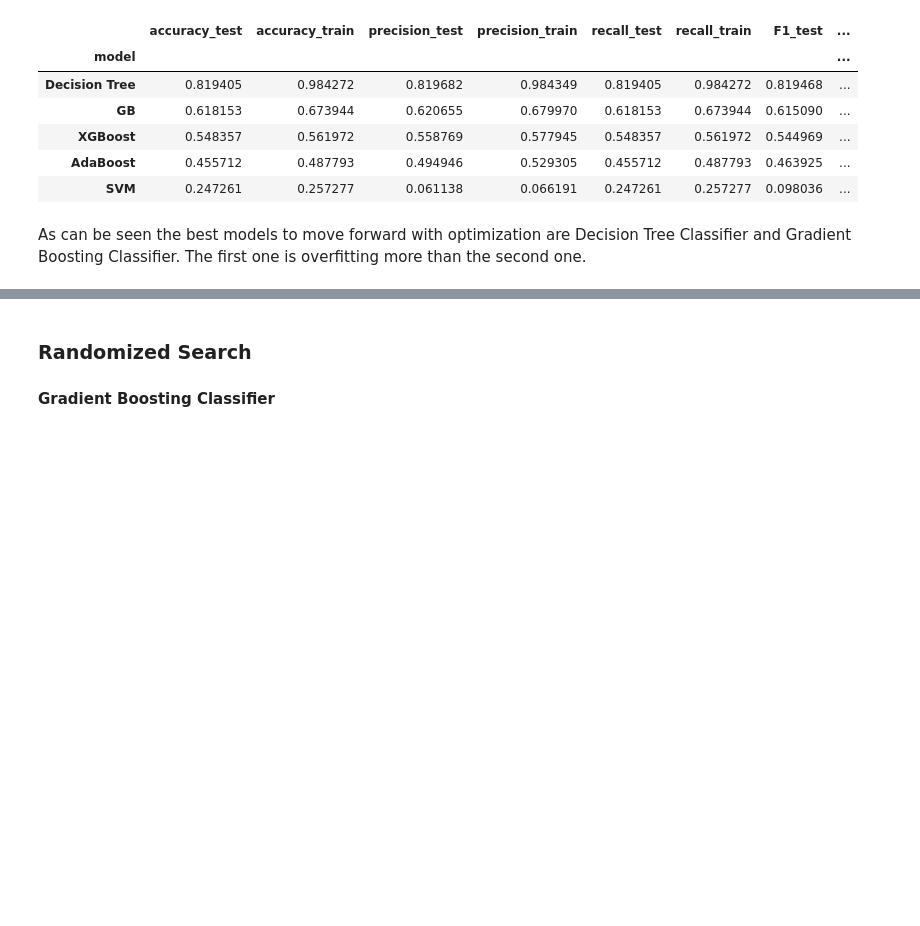
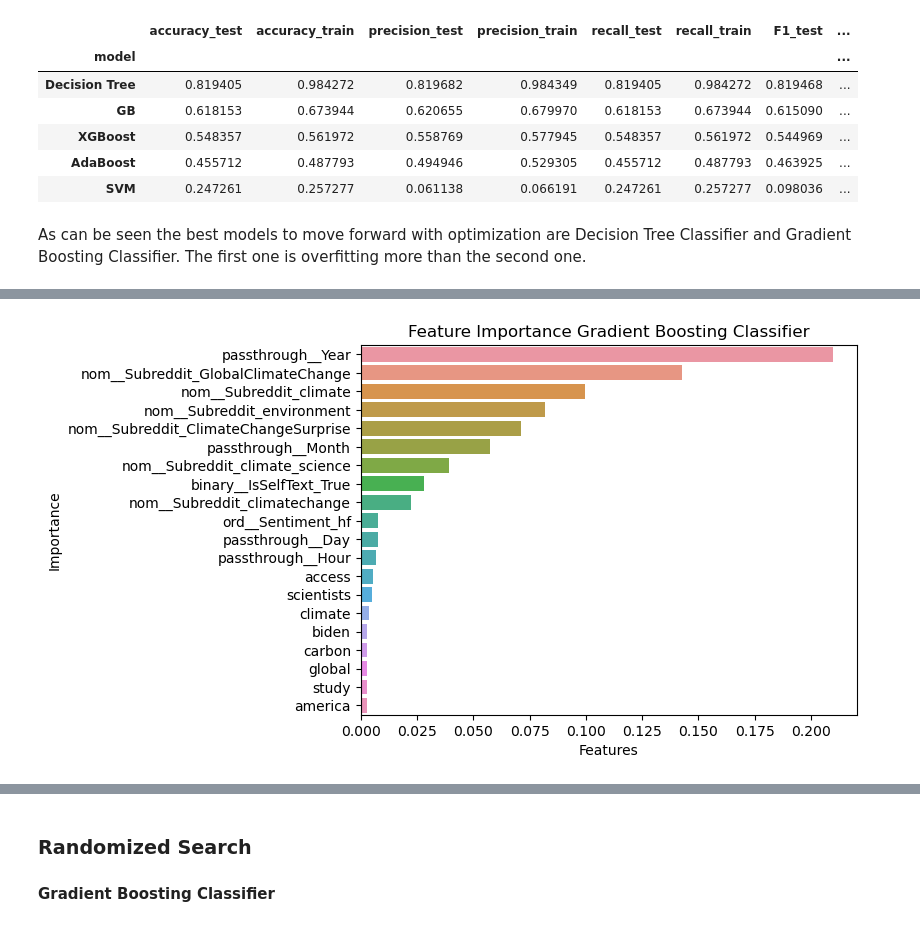
Before and after one commit to mlgomez0/advanced_python_project, a Jupyter notebook: notebooks/climate_change/climate_change_II.ipynb, the cells around one changed output, grey strips where cells are left out. Drawn from its saved outputs; the diff is of its cells as text; code cells hidden in the pictures; blank space fills up the shorter version.

Commit message:
feature-importance

```diff
--- a/notebooks/climate_change/climate_change_II.ipynb
+++ b/notebooks/climate_change/climate_change_II.ipynb
@@ -16,7 +16,7 @@
 - run_pandas_profiling: equal True means to create the Pandas Profiling which takes time, False means you will use the profile attached with this report
 # %%
 create_pandas_profiling = False
-run_models=True
+run_models=False
 # %% [markdown]
 ## Please do the following imports
 # %%
@@ -739,0 +744,14 @@ As can be seen the best models to move forward with optimization are Decision Tr
+# %%
+feature_importance = gb_clf.feature_importances_
+# Feature names
+feature_names = X_final_train.columns
+
+# Create a DF
+feature_importance_gb = pd.DataFrame({
+    'Feature': feature_names,
+    'Importance': feature_importance
+})
+
+# Sort in descending order
+feature_importance_gb.sort_values(by='Importance', ascending=False, inplace=True)
+feature_importance_gb.head(10)
@@ -739,0 +770,11 @@ As can be seen the best models to move forward with optimization are Decision Tr
+# %%
+# top 20 features
+top_feature_importance_ = feature_importance_gb[0:20]
+sns.barplot(y=top_feature_importance_gb['Feature'], x=top_feature_importance_gb['Importance'], orient='horizontal')
+plt.xlabel('Features')
+plt.ylabel('Importance')
+plt.title('Feature Importance Gradient Boosting Classifier')
+sns.color_palette("pastel")
+plt.show()
+# %% [output]
+[figure, added]
```
Also changed, not shown: parts of 14 cells of this notebook.
